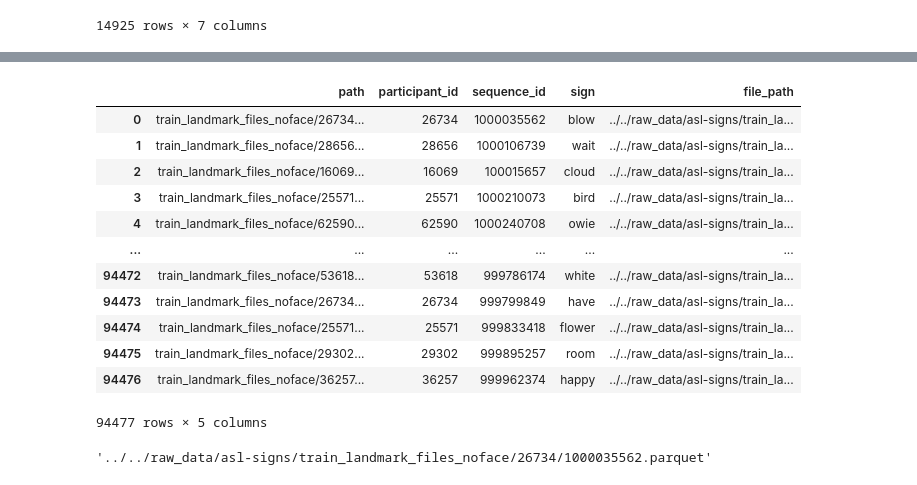
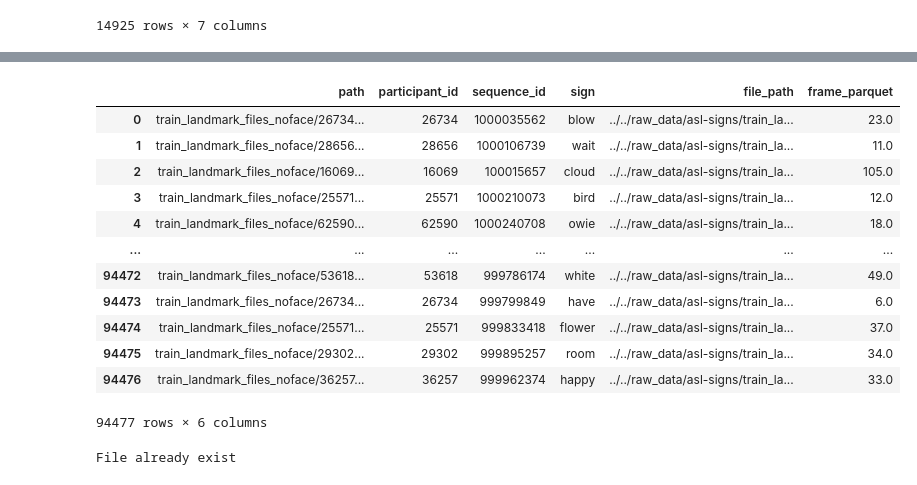
Before and after one commit to benoitfrisque/signlens, a Jupyter notebook: notebooks/Wail/notebook_exploratory_data_analaysis_wail.ipynb, the cells around one changed output, grey strips where cells are left out. Saved outputs shown, nothing was run; the diff lists cells and outputs as text; code cells hidden in the pictures.

Commit message:
added filter frame parquet

```diff
--- a/notebooks/Wail/notebook_exploratory_data_analaysis_wail.ipynb
+++ b/notebooks/Wail/notebook_exploratory_data_analaysis_wail.ipynb
@@ -414,20 +413,23 @@ ImportError: cannot import name 'load_frame_number_parquet' from 'signlens.prepr
 # %%
-train
+train=load_subset_data()
-# %% [output]
-|  | path | participant_id | sequence_id | sign | file_path |
-| 0 | train_landmark_files_noface/26734... | 26734 | 1000035562 | blow | ../../raw_data/asl-signs/train_la... |
-| 1 | train_landmark_files_noface/28656... | 28656 | 1000106739 | wait | ../../raw_data/asl-signs/train_la... |
-| 2 | train_landmark_files_noface/16069... | 16069 | 100015657 | cloud | ../../raw_data/asl-signs/train_la... |
-| 3 | train_landmark_files_noface/25571... | 25571 | 1000210073 | bird | ../../raw_data/asl-signs/train_la... |
-| 4 | train_landmark_files_noface/62590... | 62590 | 1000240708 | owie | ../../raw_data/asl-signs/train_la... |
-| ... | ... | ... | ... | ... | ... |
-| 94472 | train_landmark_files_noface/53618... | 53618 | 999786174 | white | ../../raw_data/asl-signs/train_la... |
-| 94473 | train_landmark_files_noface/26734... | 26734 | 999799849 | have | ../../raw_data/asl-signs/train_la... |
-| 94474 | train_landmark_files_noface/25571... | 25571 | 999833418 | flower | ../../raw_data/asl-signs/train_la... |
-| 94475 | train_landmark_files_noface/29302... | 29302 | 999895257 | room | ../../raw_data/asl-signs/train_la... |
-| 94476 | train_landmark_files_noface/36257... | 36257 | 999962374 | happy | ../../raw_data/asl-signs/train_la... |
-94477 rows × 5 columns
+# %%
+train_frame
+# %% [output]
+|  | path | participant_id | sequence_id | sign | file_path | frame_parquet |
+| 0 | train_landmark_files_noface/26734... | 26734 | 1000035562 | blow | ../../raw_data/asl-signs/train_la... | 23.0 |
+| 1 | train_landmark_files_noface/28656... | 28656 | 1000106739 | wait | ../../raw_data/asl-signs/train_la... | 11.0 |
+| 2 | train_landmark_files_noface/16069... | 16069 | 100015657 | cloud | ../../raw_data/asl-signs/train_la... | 105.0 |
+| 3 | train_landmark_files_noface/25571... | 25571 | 1000210073 | bird | ../../raw_data/asl-signs/train_la... | 12.0 |
+| 4 | train_landmark_files_noface/62590... | 62590 | 1000240708 | owie | ../../raw_data/asl-signs/train_la... | 18.0 |
+| ... | ... | ... | ... | ... | ... | ... |
+| 94472 | train_landmark_files_noface/53618... | 53618 | 999786174 | white | ../../raw_data/asl-signs/train_la... | 49.0 |
+| 94473 | train_landmark_files_noface/26734... | 26734 | 999799849 | have | ../../raw_data/asl-signs/train_la... | 6.0 |
+| 94474 | train_landmark_files_noface/25571... | 25571 | 999833418 | flower | ../../raw_data/asl-signs/train_la... | 37.0 |
+| 94475 | train_landmark_files_noface/29302... | 29302 | 999895257 | room | ../../raw_data/asl-signs/train_la... | 34.0 |
+| 94476 | train_landmark_files_noface/36257... | 36257 | 999962374 | happy | ../../raw_data/asl-signs/train_la... | 33.0 |
+94477 rows × 6 columns
 # %%
+train_frame=load_frame_number_parquet(train)
 # %% [output]
-'../../raw_data/asl-signs/train_landmark_files_noface/26734/1000035562.parquet'
+File already exist
 # %%
```
Also changed, not shown: parts of 2 cells of this notebook.
